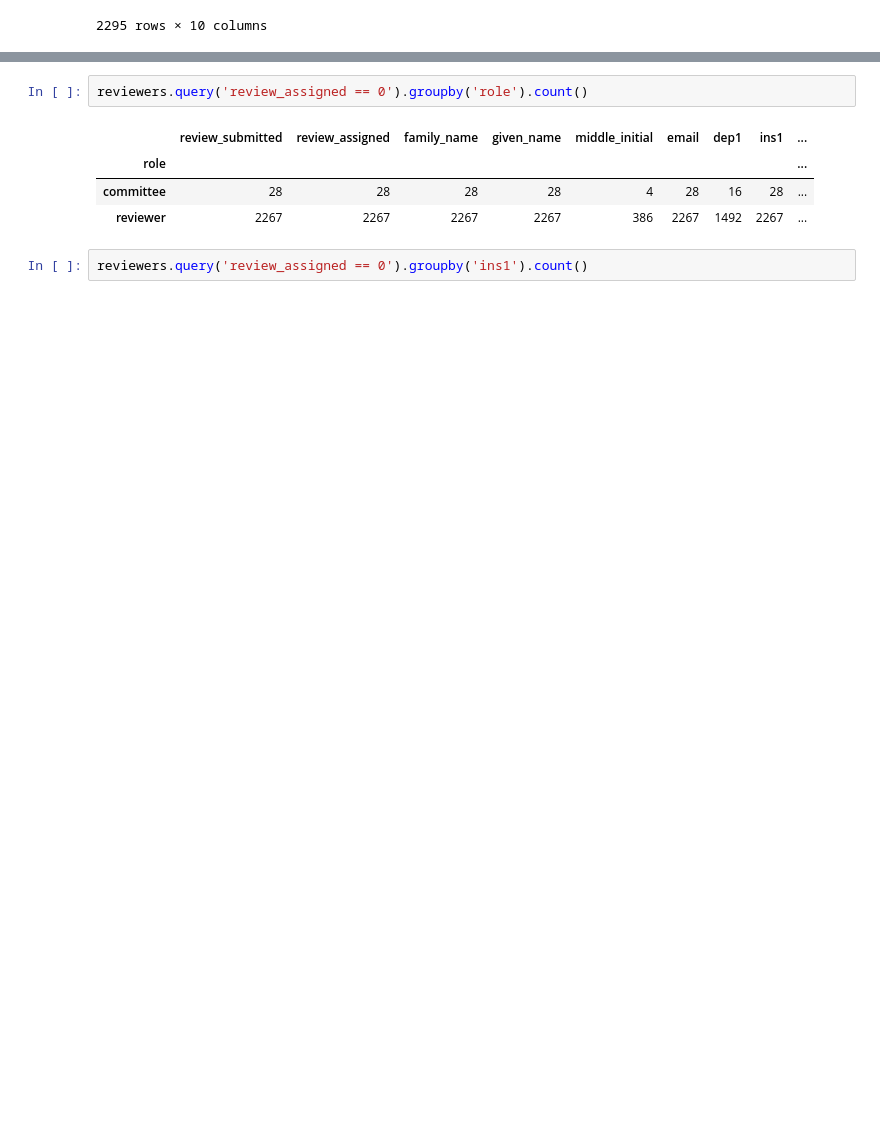
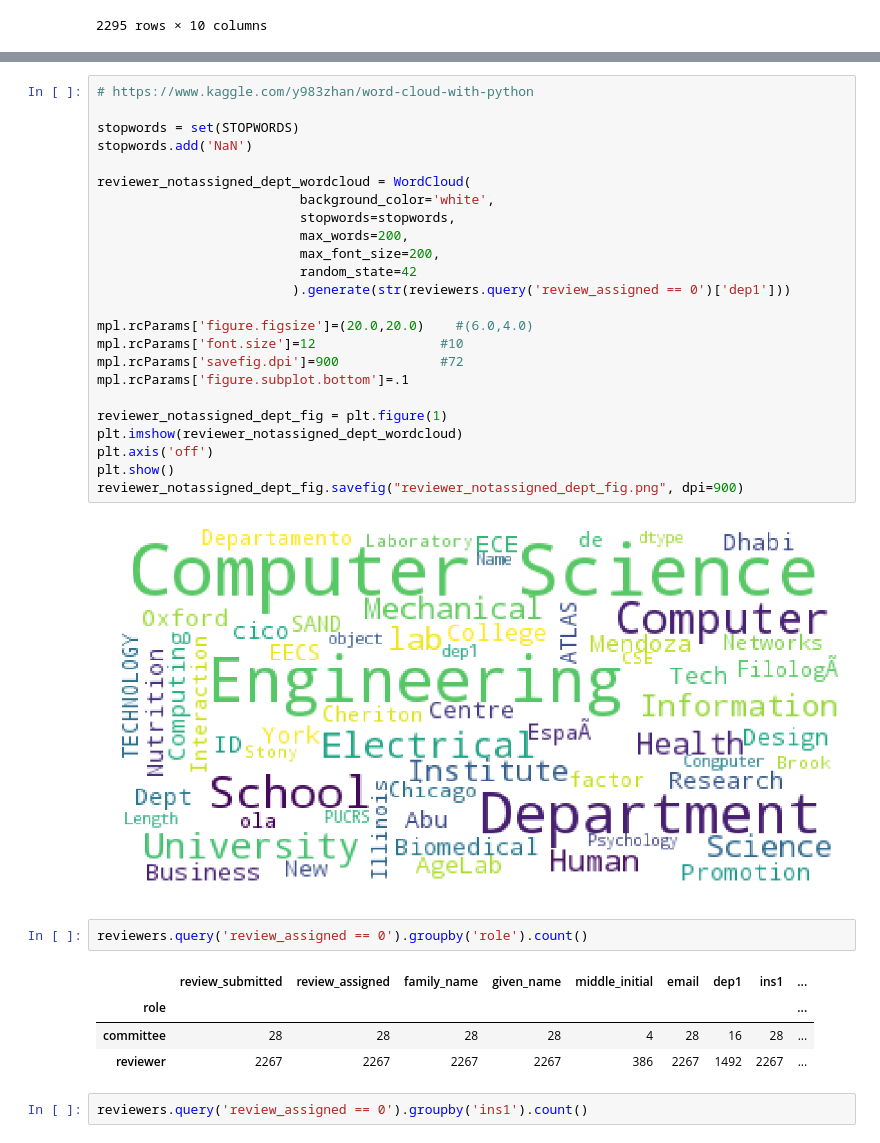
Before and after one commit to brianehenyo/chi2018-analysis, a Jupyter notebook: notebooks/CHI 2018 Authors & Reviews.ipynb, the cells around one changed output, grey strips where cells are left out. Saved outputs shown, nothing was run; the diff lists cells and outputs as text; blank space fills up the shorter version.

```diff
--- a/notebooks/CHI 2018 Authors & Reviews.ipynb
+++ b/notebooks/CHI 2018 Authors & Reviews.ipynb
@@ -305,3 +308,29 @@ reviewers.query('review_assigned == 0').groupby('country1').count()
+# %%
+# https://www.kaggle.com/y983zhan/word-cloud-with-python
+
+stopwords = set(STOPWORDS)
+stopwords.add('NaN')
+
+reviewer_notassigned_dept_wordcloud = WordCloud(
+                          background_color='white',
+                          stopwords=stopwords,
+                          max_words=200,
+                          max_font_size=200,
+                          random_state=42
+                         ).generate(str(reviewers.query('review_assigned == 0')['dep1']))
+
+mpl.rcParams['figure.figsize']=(20.0,20.0)    #(6.0,4.0)
+mpl.rcParams['font.size']=12                #10
+mpl.rcParams['savefig.dpi']=900             #72
+mpl.rcParams['figure.subplot.bottom']=.1
+
+reviewer_notassigned_dept_fig = plt.figure(1)
+plt.imshow(reviewer_notassigned_dept_wordcloud)
+plt.axis('off')
+plt.show()
+reviewer_notassigned_dept_fig.savefig("reviewer_notassigned_dept_fig.png", dpi=900)
+# %% [output]
+[figure, added]
 # %%
 reviewers.query('review_assigned == 0').groupby('role').count()
 # %% [output]
```
Also changed, not shown: parts of 9 cells of this notebook, 2 other files.
